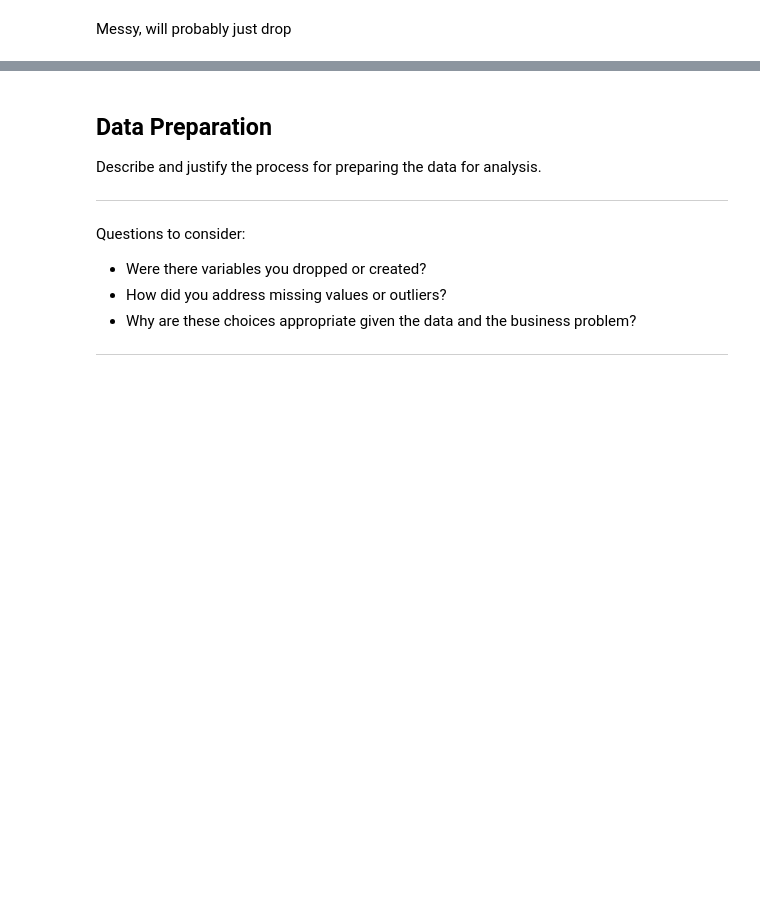
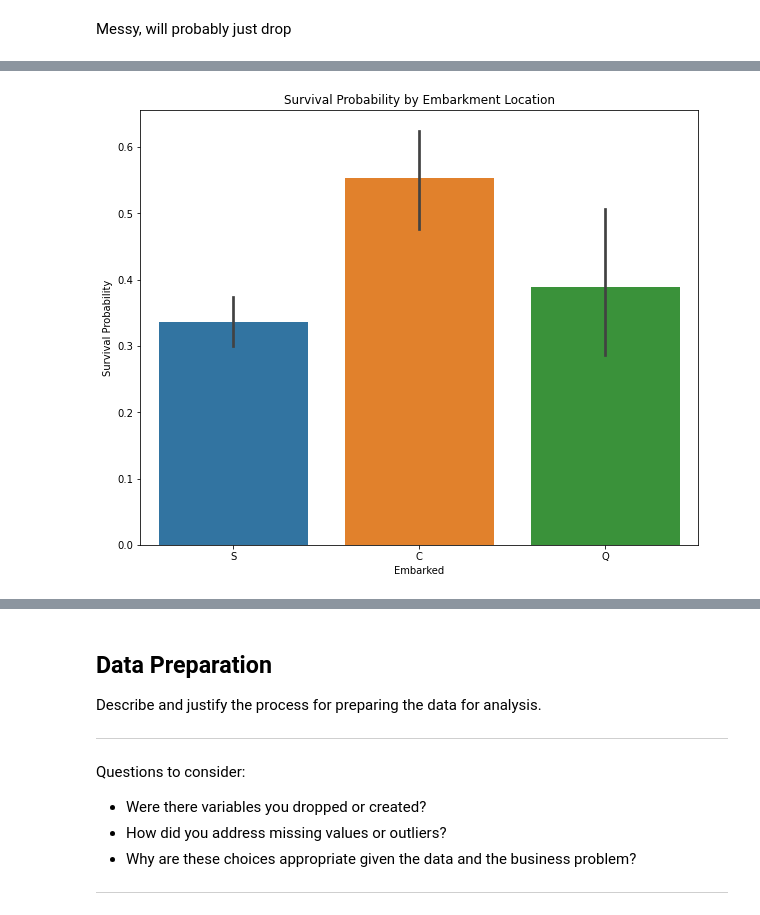
Before and after one commit to dermothethird/Kaggle_Titanic_Comp, a Jupyter notebook: Titanic_Workbook.ipynb, the cells around one changed output, grey strips where cells are left out. Saved outputs shown, nothing was run; the diff lists cells and outputs as text; code cells hidden in the pictures; blank space fills up the shorter version.

```diff
--- a/Titanic_Workbook.ipynb
+++ b/Titanic_Workbook.ipynb
@@ -100,0 +124,7 @@ Messy, will probably just drop
+# %%
+sns.barplot(x='Embarked', y='Survived', data=train)
+plt.rcParams["figure.figsize"] = (10,10)
+plt.ylabel('Survival Probability')
+plt.title('Survival Probability by Embarkment Location');
+# %% [output]
+[figure, added]
```
Also changed, not shown: parts of 24 cells of this notebook, 1 other file.
